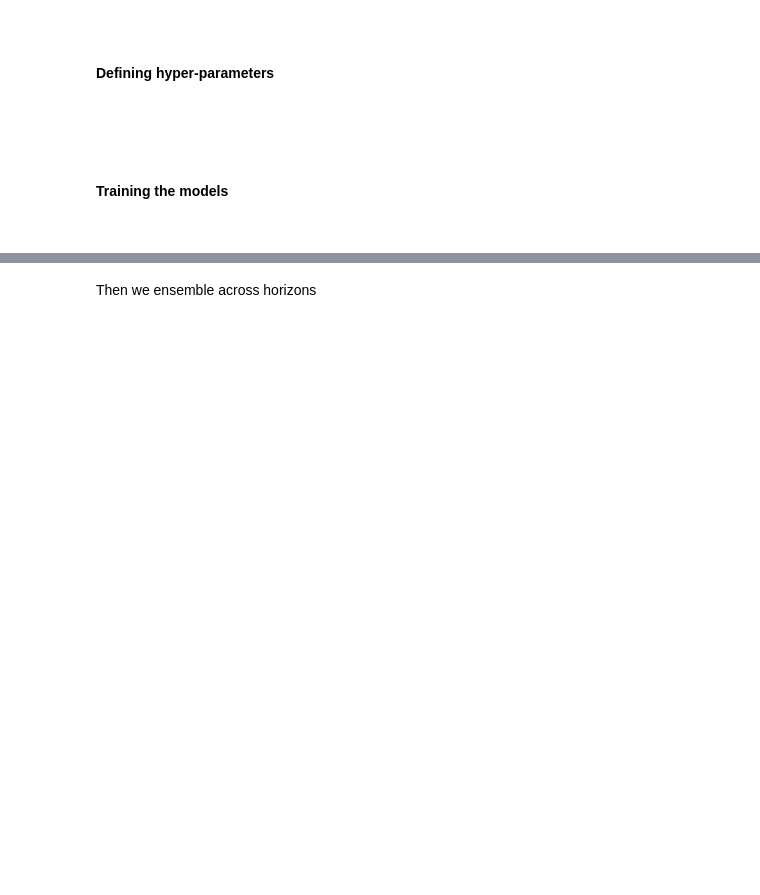
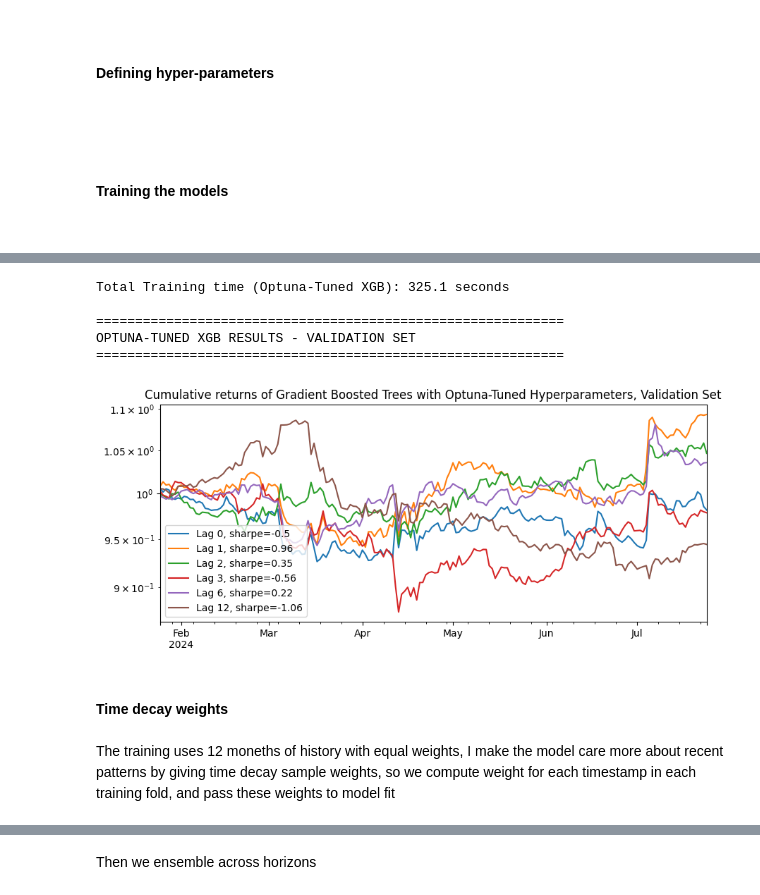
Before and after one commit to anbinh-bui/Crypto-Return-Creative-Modelling-Project, a Jupyter notebook: AI Project.ipynb, the cells around one changed output, grey strips where cells are left out. Drawn from its saved outputs; the diff is of its cells as text; code cells hidden in the pictures; blank space fills up the shorter version.

```diff
--- a/AI Project.ipynb
+++ b/AI Project.ipynb
@@ -1041,0 +1390,60 @@ Total Training time is 761.4071350097656 seconds
+# %%
+# XGBoost WITH OPTUNA-TUNED HYPERPARAMETERS
+
+print("="*60)
+print("TRAINING XGBOOST WITH OPTUNA-TUNED HYPERPARAMETERS")
+print("="*60)
+print("\nOptuna-tuned hyperparameters:")
+for k, v in hyperparameters_optuna.items():
+    if k in ['max_depth', 'min_child_weight', 'subsample', 'colsample_bytree',
+             'learning_rate', 'n_estimators', 'reg_alpha', 'reg_lambda']:
+        print(f"  {k}: {v}")
+print("")
+
+# Measure time
+t1 = time.time()
+
+# Train using one core per date with Optuna-tuned hyperparameters
+predictions_optuna = []
+importances_optuna = []
+
+for date in rebalancing_dates:
+    pred, imp = train_predict_period(
+        last_date_train_fold=date,
+        returns=data['return'],
+        hyperparameters=hyperparameters_optuna,
+    )
+    predictions_optuna.append(pred)
+    importances_optuna.append(imp)
+
+# Reformat predictions
+predictions_optuna = pd.concat(predictions_optuna, axis=1).T.groupby(level=1).sum().T
+importance_df_optuna = pd.concat(importances_optuna, axis=1).fillna(0)
+importance_mean_optuna = importance_df_optuna.mean(axis=1).sort_values(ascending=False)
+
+print("\nTop 30 features (Optuna-Tuned XGB) by average gain across folds:")
+display(importance_mean_optuna.head(30))
+
+# Remove extra zeros added in the process
+predictions_optuna = predictions_optuna.replace(0, np.nan)
+
+# Remove empty and invalid dates
+predictions_optuna = predictions_optuna.dropna(axis=0, how='all')
+
+# Training finished, print time used for it
+t2 = time.time()
+print(f"\nTotal Training time (Optuna-Tuned XGB): {t2-t1:.1f} seconds")
+
+# Analyse our predictions
+print("\n" + "="*60)
+print("OPTUNA-TUNED XGB RESULTS - VALIDATION SET")
+print("="*60)
+analyze_expected_returns(
+    expected_returns=predictions_optuna.loc[start_date_validate:last_date_validate],
+    returns=data["return"].loc[start_date_validate:last_date_validate],
+    rfr_hourly=rfr_hourly,
+    title=f"Gradient Boosted Trees with Optuna-Tuned Hyperparameters, Validation Set",
+    lags=[0,1,2,3,6,12],
+    tc=tc,
+)
+# %% [output]
@@ -1041,0 +1484,10 @@ Total Training time is 761.4071350097656 seconds
+Total Training time (Optuna-Tuned XGB): 325.1 seconds
+
+============================================================
+OPTUNA-TUNED XGB RESULTS - VALIDATION SET
+============================================================
+[figure, added]
+# %% [markdown]
+#### Time decay weights
+# %% [markdown]
+The training uses 12 moneths of history with equal weights, I make the model care more about recent patterns by giving time decay sample weights, so we compute weight for each timestamp in each training fold, and pass these weights to model fit
```
Also changed, not shown: parts of 21 cells of this notebook.
